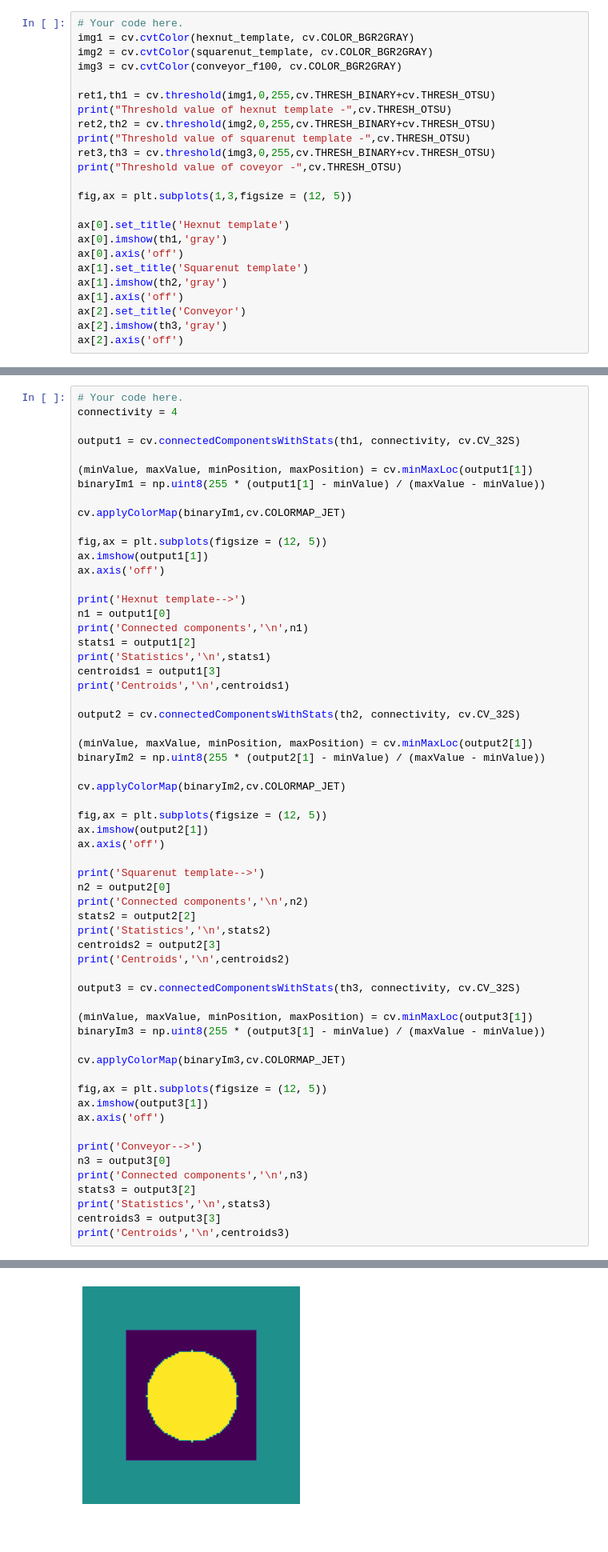
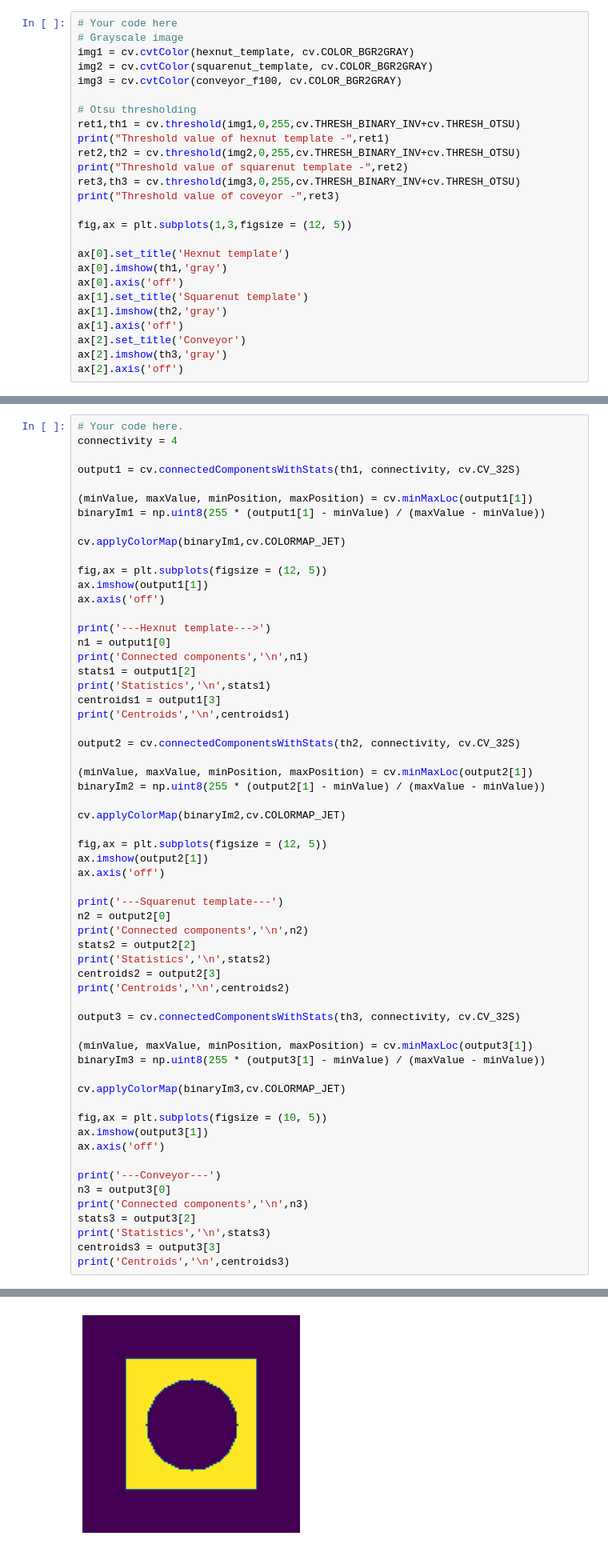
Before and after one commit to SenuriMR/EN2550---Fundamentals-of-Image-Processing-and-Machine-Vision, a Jupyter notebook: Assignment 3/Assignment_3.ipynb, the cells around one changed output, grey strips where cells are left out. Shown: that part at 80% size. Drawn from its saved outputs; the diff is of its cells as text.

```diff
--- a/Assignment 3/Assignment_3.ipynb
+++ b/Assignment 3/Assignment_3.ipynb
@@ -35,17 +36,19 @@ plt.show()
 # %% [markdown]
 2. Convert the images to grayscale and apply Otsu's thresholding to obtain the binarized image. Do this for both the templates and belt images. State the threshold value (automatically) selected in the operation. Display the output images.
 # %%
-# Your code here.
+# Your code here
+# Grayscale image
 img1 = cv.cvtColor(hexnut_template, cv.COLOR_BGR2GRAY)
 img2 = cv.cvtColor(squarenut_template, cv.COLOR_BGR2GRAY)
 img3 = cv.cvtColor(conveyor_f100, cv.COLOR_BGR2GRAY)
 
-ret1,th1 = cv.threshold(img1,0,255,cv.THRESH_BINARY+cv.THRESH_OTSU)
-print("Threshold value of hexnut template -",cv.THRESH_OTSU)
-ret2,th2 = cv.threshold(img2,0,255,cv.THRESH_BINARY+cv.THRESH_OTSU)
-print("Threshold value of squarenut template -",cv.THRESH_OTSU)
-ret3,th3 = cv.threshold(img3,0,255,cv.THRESH_BINARY+cv.THRESH_OTSU)
-print("Threshold value of coveyor -",cv.THRESH_OTSU)
+# Otsu thresholding
+ret1,th1 = cv.threshold(img1,0,255,cv.THRESH_BINARY_INV+cv.THRESH_OTSU)
+print("Threshold value of hexnut template -",ret1)
+ret2,th2 = cv.threshold(img2,0,255,cv.THRESH_BINARY_INV+cv.THRESH_OTSU)
+print("Threshold value of squarenut template -",ret2)
+ret3,th3 = cv.threshold(img3,0,255,cv.THRESH_BINARY_INV+cv.THRESH_OTSU)
+print("Threshold value of coveyor -",ret3)
 
 fig,ax = plt.subplots(1,3,figsize = (12, 5))
 
@@ -110,7 +121,7 @@ fig,ax = plt.subplots(figsize = (12, 5))
 ax.imshow(output1[1])
 ax.axis('off')
 
-print('Hexnut template-->')
+print('---Hexnut template--->')
 n1 = output1[0]
 print('Connected components','\n',n1)
 stats1 = output1[2]
@@ -129,7 +140,7 @@ fig,ax = plt.subplots(figsize = (12, 5))
 ax.imshow(output2[1])
 ax.axis('off')
 
-print('Squarenut template-->')
+print('---Squarenut template---')
 n2 = output2[0]
 print('Connected components','\n',n2)
 stats2 = output2[2]
@@ -144,11 +155,11 @@ binaryIm3 = np.uint8(255 * (output3[1] - minValue) / (maxValue - minValue))
 
 cv.applyColorMap(binaryIm3,cv.COLORMAP_JET)
 
-fig,ax = plt.subplots(figsize = (12, 5))
+fig,ax = plt.subplots(figsize = (10, 5))
 ax.imshow(output3[1])
 ax.axis('off')
 
-print('Conveyor-->')
+print('---Conveyor---')
 n3 = output3[0]
 print('Connected components','\n',n3)
 stats3 = output3[2]
@@ -177,4 +188,4 @@ Squarenut template-->
-[figure, old version]
+[figure, new version]
 [figure]
 # %% [markdown]
 5. Contour analysis: Use findContours function to retrieve the extreme outer contours.
```
Also changed, not shown: parts of 10 cells of this notebook, 2 other files.
